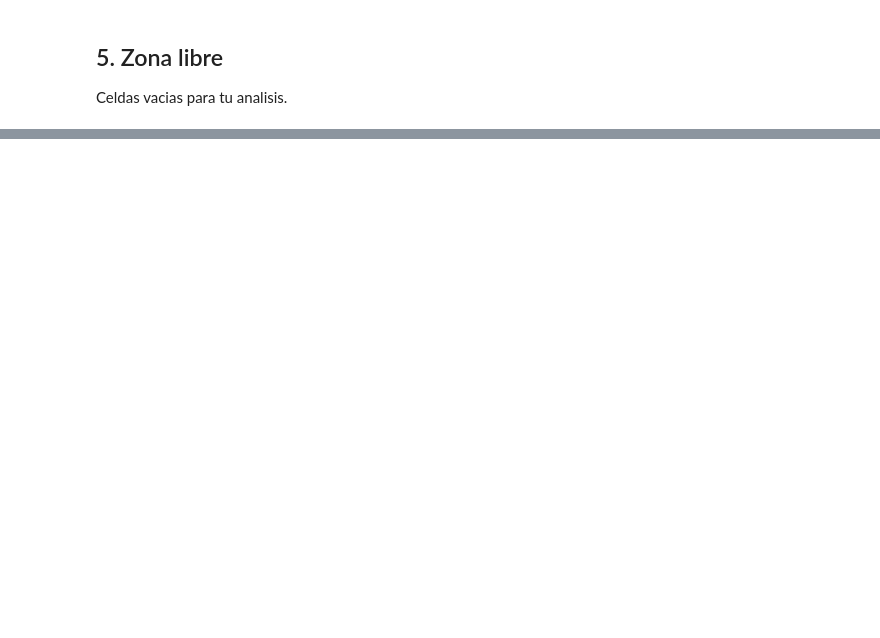
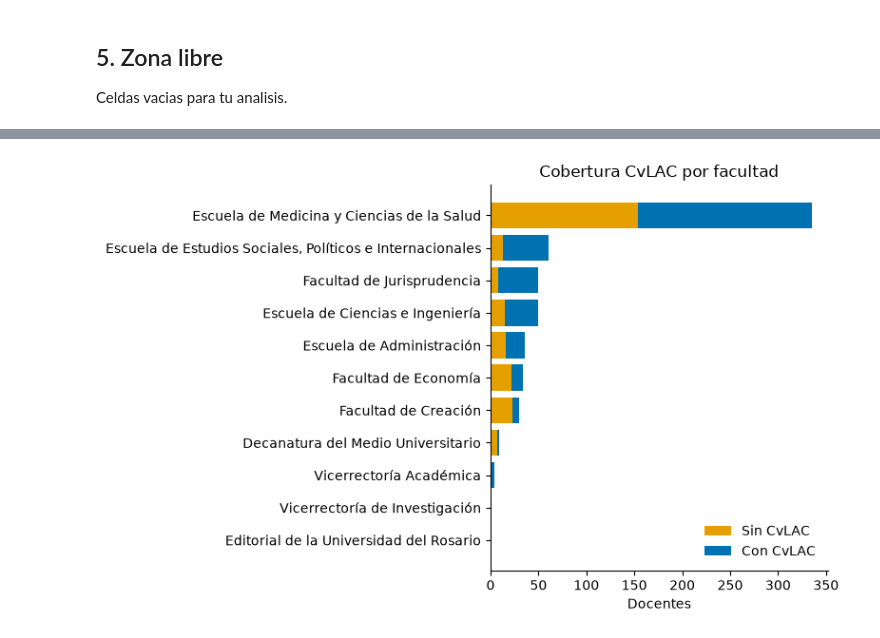
Before and after one commit to WhiterBy1/convocaur, a Jupyter notebook: laboratorio/andres/exploracion.ipynb, the cells around one changed output, grey strips where cells are left out. Saved outputs shown, nothing was run; the diff lists cells and outputs as text; code cells hidden in the pictures; blank space fills up the shorter version.

```diff
--- a/laboratorio/andres/exploracion.ipynb
+++ b/laboratorio/andres/exploracion.ipynb
@@ -106,0 +267,8 @@ Celdas vacias para tu analisis.
+# %%
+print("Categoria CvLAC (simplificada):")
+print(df_perfiles["categoria_cvlac"].value_counts(dropna=False))
+print()
+
+tabla_cobertura = pd.crosstab(df_perfiles["facultad"], df_perfiles["tiene_cvlac"])
+guardar_salida(PERSONA, "cobertura_cvlac_por_facultad.csv", tabla_cobertura.reset_index())
+tabla_cobertura
@@ -106,0 +297,14 @@ Celdas vacias para tu analisis.
+# %%
+tabla_ordenada = tabla_cobertura.loc[tabla_cobertura.sum(axis=1).sort_values().index]
+
+fig, ax = plt.subplots(figsize=(8, 5))
+ax.barh(tabla_ordenada.index, tabla_ordenada[False], color="#E69F00", label="Sin CvLAC")
+ax.barh(tabla_ordenada.index, tabla_ordenada[True], left=tabla_ordenada[False], color="#0072B2", label="Con CvLAC")
+ax.set_xlabel("Docentes")
+ax.set_title("Cobertura CvLAC por facultad")
+ax.legend(frameon=False, loc="lower right")
+ax.spines[["top", "right"]].set_visible(False)
+fig.tight_layout()
+plt.show()
+# %% [output]
+[figure, added]
```
Also changed, not shown: parts of 19 cells of this notebook, 8 other files.
